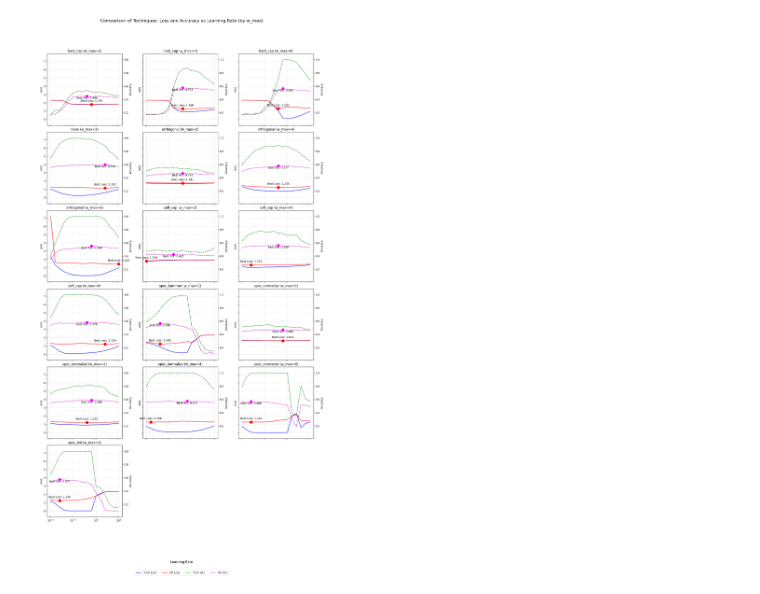
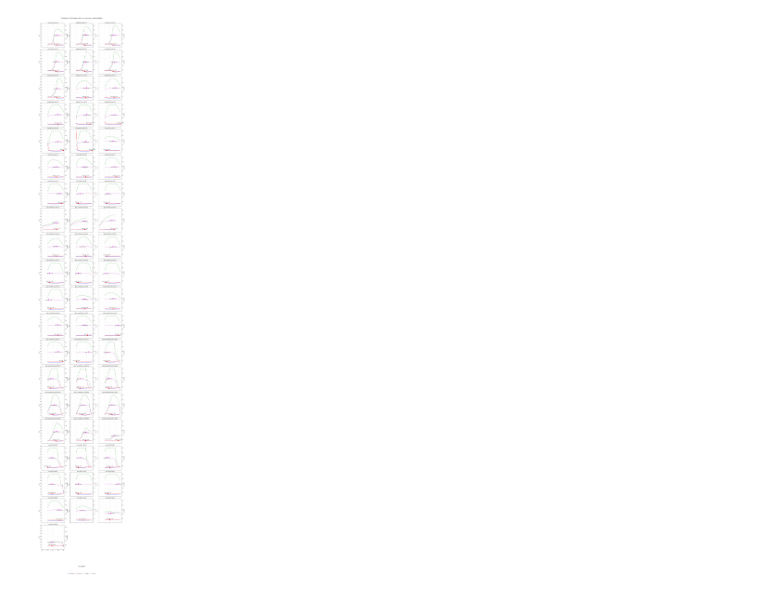
Before and after one commit to phess2/lipschitz-transformers, a Jupyter notebook: experiment/plot_sweeps_preston.ipynb, the cells around one changed output. Cells and saved outputs as stored; diff of their text form; code cells hidden in the pictures.

Commit message:
Plotting script updates, may 12

```diff
--- a/experiment/plot_sweeps_preston.ipynb
+++ b/experiment/plot_sweeps_preston.ipynb
@@ -25,7 +25,6 @@ for sub_folder in sub_folders:
         with open(json_file, 'r') as f:
             data = json.load(f)
             # add the data to the results list
-            print(len(data['results']['losses']))
             results = data['results']
             technique = data['parameters']['project']['default']
             lr = data['parameters']['lr']
@@ -38,6 +37,8 @@ for sub_folder in sub_folders:
             final_val_loss = results['val_losses'][-1]
             final_train_acc = results['train_accuracies'][-1]
             final_val_acc = results['accuracies'][-1]
+            spec_wd = data['parameters']['spectral_wd']
+            wd = data['parameters']['wd']
             row = {
                 'technique': technique,
                 'lr': lr,
@@ -50,6 +51,8 @@ for sub_folder in sub_folders:
                 'final_val_loss': final_val_loss,
                 'final_train_acc': final_train_acc,
                 'final_val_acc': final_val_acc,
+                'spectral_wd': spec_wd,
+                'wd': wd,
             }
             results_concatenated.append(row)
 # create a dataframe from the results
@@ -81,12 +76,27 @@ results_df
 # %%
-# Group the dataframe by technique and w_max
-grouped = results_df.groupby(['technique', 'w_max'])
+# Create a copy of the dataframe for plotting
+plot_df = results_df.copy()
 
-# Get unique combinations of technique and w_max
-technique_wmax_pairs = list(grouped.groups.keys())
+# For 'spec_wd' technique, group by 'spectral_wd' instead of 'w_max'
+spec_wd_mask = plot_df['technique'] == 'spec_wd'
+none_mask = plot_df['technique'] == 'none'
+other_mask = ~(spec_wd_mask | none_mask)
+
+# Group the dataframes separately
+grouped_other = plot_df[other_mask].groupby(['technique', 'w_max'])
+grouped_spec_wd = plot_df[spec_wd_mask].groupby(['technique', 'spectral_wd'])
+grouped_none = plot_df[none_mask].groupby(['technique', 'wd'])  # Group 'none' by 'spectral_wd' which acts as 'wd'
+
+# Get unique combinations for all groups
+technique_wmax_pairs = list(grouped_other.groups.keys())
+technique_spectral_wd_pairs = list(grouped_spec_wd.groups.keys())
+technique_none_wd_pairs = list(grouped_none.groups.keys())
+
+# Combine them for plotting
+all_plot_pairs = technique_wmax_pairs + technique_spectral_wd_pairs + technique_none_wd_pairs
 
 # Determine the number of plots needed and create a grid
-num_plots = len(technique_wmax_pairs)
+num_plots = len(all_plot_pairs)
 num_cols = 3
 num_rows = (num_plots + num_cols - 1) // num_cols  # Ceiling division
 
@@ -108,13 +118,29 @@ acc_padding = acc_range * 0.1
 loss_ylim = (min_loss - loss_padding, max_loss + loss_padding)
 acc_ylim = (min_acc - acc_padding, max_acc + acc_padding)
 
-# Loop through each technique and w_max combination
-for i, (technique, wmax) in enumerate(technique_wmax_pairs):
+# Loop through each pair
+for i, pair in enumerate(all_plot_pairs):
     if i >= len(axs):  # Safety check in case there are more pairs than axes
         break
 
-    # Filter the dataframe for the technique and w_max
-    subset_df = results_df[(results_df['technique'] == technique) & (results_df['w_max'] == wmax)]
+    technique = pair[0]
+
+    # Filter the dataframe based on the technique
+    if technique == 'spec_wd':
+        spectral_wd = pair[1]
+        subset_df = results_df[(results_df['technique'] == technique) &
+                               (results_df['spectral_wd'] == spectral_wd)]
+        title = f'{technique} (spectral_wd={spectral_wd:.4f})'
+    elif technique == 'none':
+        wd = pair[1]
+        subset_df = results_df[(results_df['technique'] == technique) &
+                              (results_df['wd'] == wd)]
+        title = f'{technique} (wd={wd:.4f})'
+    else:
+        wmax = pair[1]
+        subset_df = results_df[(results_df['technique'] == technique) &
+                               (results_df['w_max'] == wmax)]
+        title = f'{technique} (w_max={wmax})'
 
     # Create a twin axis for accuracies
     ax2 = axs[i].twinx()
@@ -153,36 +179,36 @@ for i, (technique, wmax) in enumerate(technique_wmax_pairs):
                     textcoords='offset points',
                     ha='center')
 
-    axs[i].set_title(f'{technique} (w_max={wmax})')
+    axs[i].set_title(title)
     axs[i].set_xscale('log')
     axs[i].grid(True, alpha=0.3)
 
     # Set labels for the axes
     axs[i].set_ylabel('Loss')
     ax2.set_ylabel('Accuracy')
 
     # Set the same y-limits for all plots
     axs[i].set_ylim(loss_ylim)
     ax2.set_ylim(acc_ylim)
 
 # Hide any unused subplots
 for j in range(i + 1, len(axs)):
     axs[j].set_visible(False)
 
 # Common x-axis label
 fig.text(0.5, 0.04, 'Learning Rate', ha='center', fontsize=12)
 
 # Title for the entire figure
-fig.suptitle('Comparison of Techniques: Loss and Accuracy vs Learning Rate (by w_max)', fontsize=16, y=0.98)
+fig.suptitle('Comparison of Techniques: Loss and Accuracy vs Learning Rate', fontsize=16, y=0.98)
 
 # Create a unified legend
 lines = [loss_lines1, loss_lines2, acc_lines1, acc_lines2]
 labels = ['Train Loss', 'Val Loss', 'Train Acc', 'Val Acc']
 fig.legend(lines, labels, loc='upper center', bbox_to_anchor=(0.5, 0.03), ncol=4)
 
 plt.tight_layout()
-plt.subplots_adjust(top=0.92, bottom=0.12)  # Increase the top margin to make room for the title
+plt.subplots_adjust(top=0.97, bottom=0.07)  # Increase the top margin to make room for the title
 plt.show()
 # %% [output]
-[figure, old version]
+[figure, new version]
 # %%
```
Also changed, not shown: parts of 6 cells of this notebook, 4 other files.
